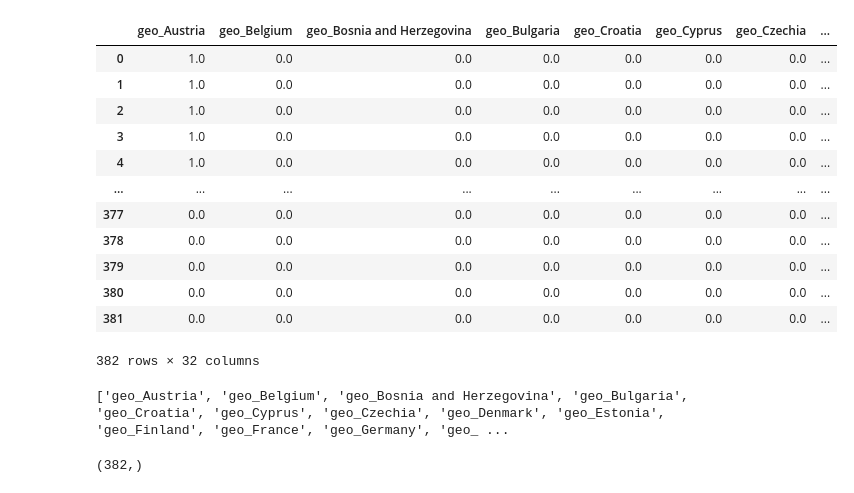
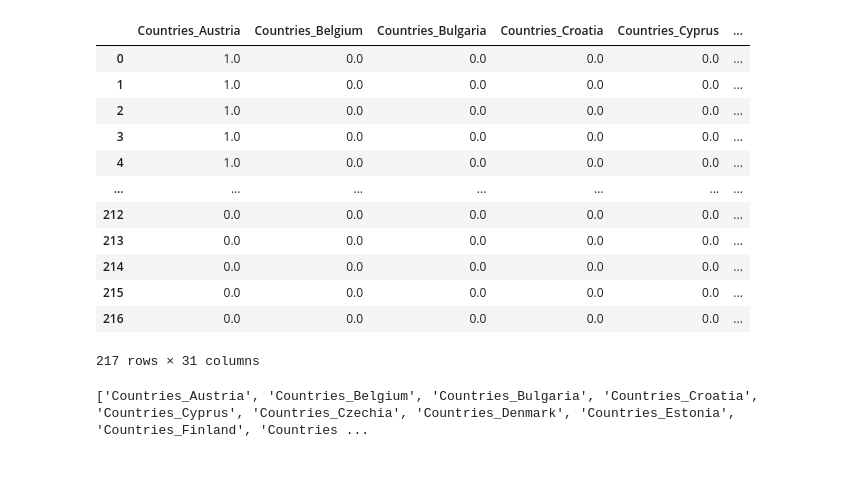
Before and after one commit to eliannemejia/OpenPort, a Jupyter notebook: datasets/raw-datasets/social_API.ipynb, the cells around one changed output. Saved outputs shown, nothing was run; the diff lists cells and outputs as text; code cells hidden in the pictures.

```diff
--- a/datasets/raw-datasets/social_API.ipynb
+++ b/datasets/raw-datasets/social_API.ipynb
@@ -72,4 +62,4 @@ print(df_clean.time.tolist())
 # %%
-df_clean = df_clean.drop_duplicates()
-display(df_clean)
+df_clean = df_clean.drop_duplicates(subset=["geo", "time"])
+df_clean.head(50)
 # %% [output]
@@ -131,3 +88,3 @@ print(y)
 # %%
 df_clean["time"] = df_clean["time"].astype(int)
-df_clean = df_clean.sort_values(by=["geo", "time"]).reset_index(drop=True)
+df_clean = df_clean.sort_values(by=["geo", "time"])
@@ -149,22 +114,10 @@ df_clean = df_clean.sort_values(by=["geo", "time"]).reset_index(drop=True)
 # %%
-df_X = pd.DataFrame()
-df_X["Countries"] = df_clean["geo"].unique()
-df_X["lag_1"] = np.nan
-df_X["lag_2"] = np.nan
-df_X["lag_3"] = np.nan
-df_X["lag_4"] = np.nan
-df_X["lag_5"] = np.nan
-for i, country in enumerate(df_X["Countries"]):
-    start_year = 2011 + i
-    lag_years = list(range(start_year, start_year + 5))
-
-    country_data = df_clean[(df_clean["geo"] == country) & (df_clean["time"].astype(int).isin(lag_years))]
-    country_data = country_data.sort_values("time")
-
-    for j, year in enumerate(lag_years):
-        val_row = country_data[country_data["time"].astype(int) == year]
-        if not val_row.empty:
-            df_X.loc[i, f"lag_{j+1}"] = val_row.iloc[0]["value"]
-
-display(df_X)
+country_list = df_clean["geo"].unique().tolist()
+print(country_list)
+all_dfs = []
+for i in (country_list):
+    df_country = X_df(i)
+    all_dfs.append(df_country)
+final_df = pd.concat(all_dfs, ignore_index=True)
+display(final_df)
 # %% [output]
@@ -187,0 +143,5 @@ display(df_X)
+# %%
+X_removed = final_df.drop(['y'], axis=1)
+#display(X_removed)
+y = final_df['y'].to_numpy()
+display(y)
@@ -188,28 +171,22 @@ display(df_X)
 # %%
-categorical_cols = ["geo"]
+categorical_cols = ["Countries"]
 encoder = OneHotEncoder(sparse_output=False)
-one_hot_encoded = encoder.fit_transform(df_clean[categorical_cols])
+one_hot_encoded = encoder.fit_transform(X_removed[categorical_cols])
 one_hot_df = pd.DataFrame(one_hot_encoded, columns=encoder.get_feature_names_out(categorical_cols))
 display(one_hot_df)
 print(one_hot_df.columns.tolist())
 # %% [output]
-|  | geo_Austria | geo_Belgium | geo_Bosnia and Herzegovina | geo_Bulgaria | geo_Croatia | geo_Cyprus | geo_Czechia | ... |
-| 0 | 1.0 | 0.0 | 0.0 | 0.0 | 0.0 | 0.0 | 0.0 | ... |
-| 1 | 1.0 | 0.0 | 0.0 | 0.0 | 0.0 | 0.0 | 0.0 | ... |
-| 2 | 1.0 | 0.0 | 0.0 | 0.0 | 0.0 | 0.0 | 0.0 | ... |
-| 3 | 1.0 | 0.0 | 0.0 | 0.0 | 0.0 | 0.0 | 0.0 | ... |
-| 4 | 1.0 | 0.0 | 0.0 | 0.0 | 0.0 | 0.0 | 0.0 | ... |
-| ... | ... | ... | ... | ... | ... | ... | ... | ... |
-| 377 | 0.0 | 0.0 | 0.0 | 0.0 | 0.0 | 0.0 | 0.0 | ... |
-| 378 | 0.0 | 0.0 | 0.0 | 0.0 | 0.0 | 0.0 | 0.0 | ... |
-| 379 | 0.0 | 0.0 | 0.0 | 0.0 | 0.0 | 0.0 | 0.0 | ... |
-| 380 | 0.0 | 0.0 | 0.0 | 0.0 | 0.0 | 0.0 | 0.0 | ... |
-| 381 | 0.0 | 0.0 | 0.0 | 0.0 | 0.0 | 0.0 | 0.0 | ... |
+|  | Countries_Austria | Countries_Belgium | Countries_Bulgaria | Countries_Croatia | Countries_Cyprus | ... |
+| 0 | 1.0 | 0.0 | 0.0 | 0.0 | 0.0 | ... |
+| 1 | 1.0 | 0.0 | 0.0 | 0.0 | 0.0 | ... |
+| 2 | 1.0 | 0.0 | 0.0 | 0.0 | 0.0 | ... |
+| 3 | 1.0 | 0.0 | 0.0 | 0.0 | 0.0 | ... |
+| 4 | 1.0 | 0.0 | 0.0 | 0.0 | 0.0 | ... |
+| ... | ... | ... | ... | ... | ... | ... |
+| 212 | 0.0 | 0.0 | 0.0 | 0.0 | 0.0 | ... |
+| 213 | 0.0 | 0.0 | 0.0 | 0.0 | 0.0 | ... |
+| 214 | 0.0 | 0.0 | 0.0 | 0.0 | 0.0 | ... |
+| 215 | 0.0 | 0.0 | 0.0 | 0.0 | 0.0 | ... |
+| 216 | 0.0 | 0.0 | 0.0 | 0.0 | 0.0 | ... |
-382 rows × 32 columns
+217 rows × 31 columns
-['geo_Austria', 'geo_Belgium', 'geo_Bosnia and Herzegovina', 'geo_Bulgaria', 'geo_Croatia', 'geo_Cyprus', 'geo_Czechia', 'geo_Denmark', 'geo_Estonia', 'geo_Finland', 'geo_France', 'geo_Germany', 'geo_ ...
+['Countries_Austria', 'Countries_Belgium', 'Countries_Bulgaria', 'Countries_Croatia', 'Countries_Cyprus', 'Countries_Czechia', 'Countries_Denmark', 'Countries_Estonia', 'Countries_Finland', 'Countries ...
-# %%
-X = np.array(one_hot_df)
-y = df_clean['value'].to_numpy()
-print(y.shape)
-# %% [output]
-(382,)
```
Also changed, not shown: parts of 16 cells of this notebook, 4 other files.
